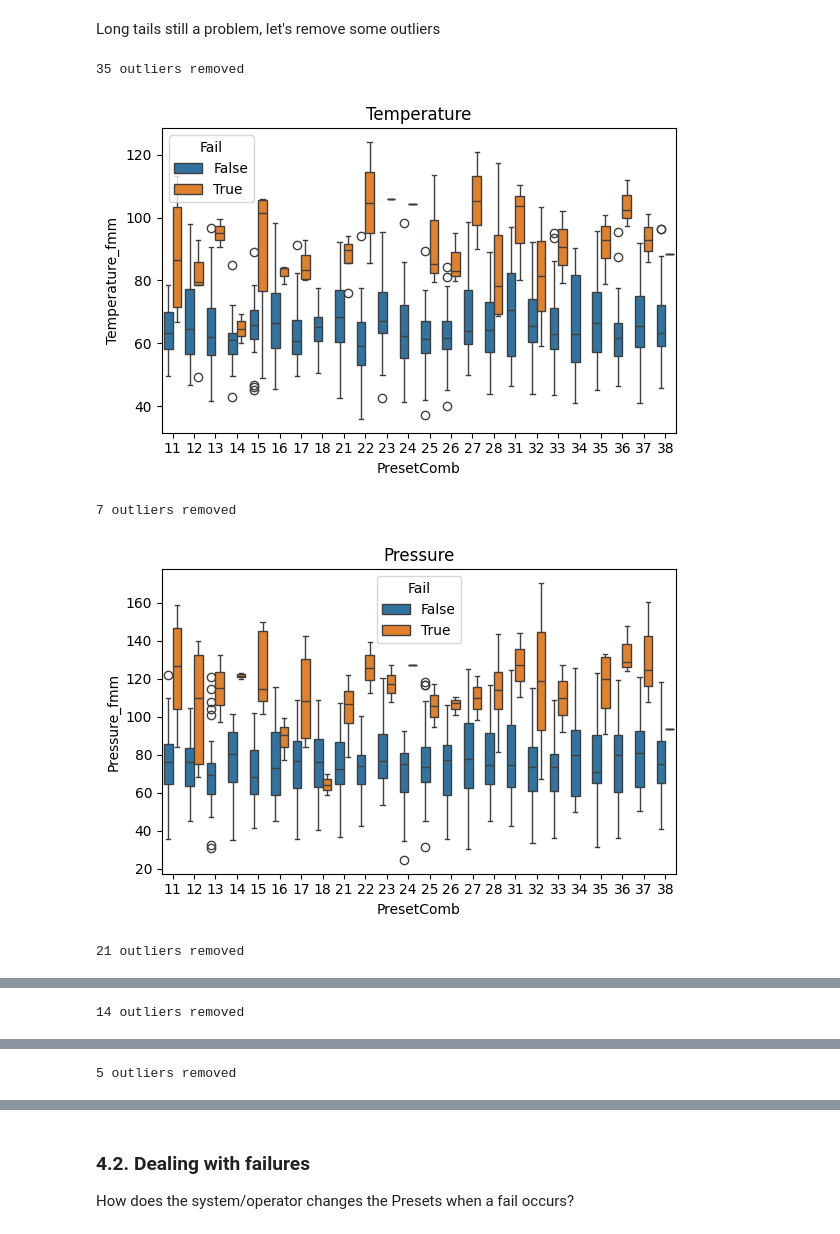
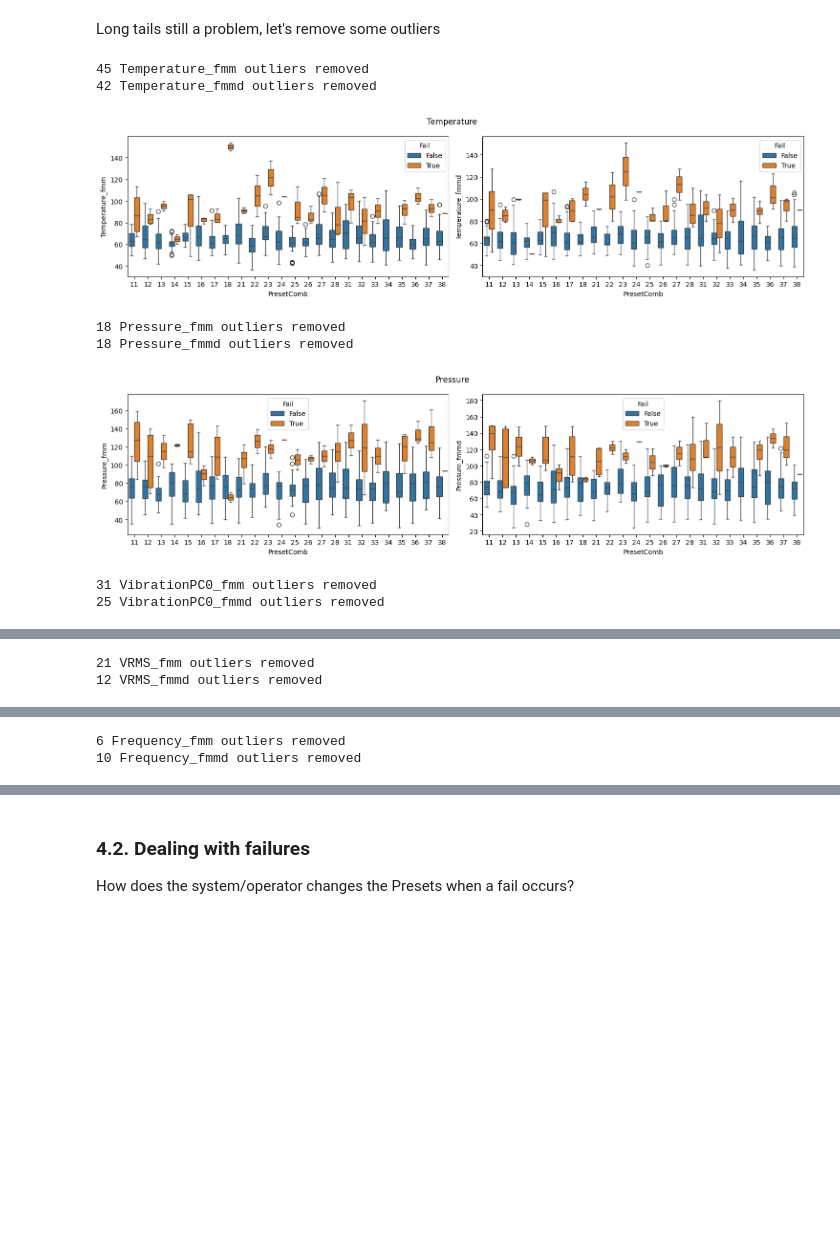
Before and after one commit to daniel64bit/failure-detection, a Jupyter notebook: notebooks/01_eda.ipynb, the cells around one changed output, grey strips where cells are left out. Drawn from its saved outputs; the diff is of its cells as text; code cells hidden in the pictures; blank space fills up the shorter version.

```diff
--- a/notebooks/01_eda.ipynb
+++ b/notebooks/01_eda.ipynb
@@ -677,10 +677,13 @@ _What if we use metrics like fast/slow moving mean to avoid noise?_
 
 ==========================================================================================================
 # %%
-# Moving mean
+# Moving mean and median
 for feature in features:
     df_oge[f"{feature}_fmm"] = df_oge[feature].rolling(3, min_periods=2).mean()
     df_oge[f"{feature}_smm"] = df_oge[feature].rolling(12, min_periods=2).mean()
+
+    df_oge[f"{feature}_fmmd"] = df_oge[feature].rolling(3, min_periods=2).median()
+    df_oge[f"{feature}_smmd"] = df_oge[feature].rolling(12, min_periods=2).median()
 # %%
 # Combined presets (Isolated doesn't help that much)
 for variable in features:
@@ -705,10 +708,12 @@ for variable in features:
 # %% [markdown]
 Long tails still a problem, let's remove some outliers
 # %%
+from typing import Union
+
 def remove_outliers_iqr(
     df:pd.DataFrame,
     feature: str,
-    group: str="Fail",
+    group: Union[str, list]=["Fail", "PresetComb"],
 ) -> pd.DataFrame:
     """
     Remove outliers within each `group` in a given DataFrame `df`.
@@ -723,30 +728,49 @@ def remove_outliers_iqr(
     df_woo = df[not_outlier].copy()
 
     df_wo = df[~not_outlier].copy()
-    print(f"{df_wo.shape[0]} outliers removed")
+    print(f"{df_wo.shape[0]} {feature} outliers removed")
     # should be a logger specifying the outliers removed within each group
 
     return df_woo
 # %%
 for variable in features:
-    plt.figure(figsize=(6, 4))
+    fig, ax = plt.subplots(nrows=1, ncols=2)
+    fig.set_figwidth(15)
+    fig.set_figheight(4)
 
-    _var = f"{variable}_fmm"
-    _df = remove_outliers_iqr(df_oge, _var)
+    # mean
+    _var_mean = f"{variable}_fmm"
+    _df_mean = remove_outliers_iqr(df_oge, _var_mean)
+
+    # median (less affected by extreme values)
+    _var_median = f"{variable}_fmmd"
+    _df_median = remove_outliers_iqr(df_oge, _var_median)
 
     sns.boxplot(
-        data=_df.sort_values("PresetComb"),
+        data=_df_mean.sort_values("PresetComb"),
         x="PresetComb",
-        y=_var,
-        hue="Fail"
+        y=_var_mean,
+        hue="Fail",
+        ax=ax[0],
     )
 
-    plt.title(variable)
+    sns.boxplot(
+        data=_df_median.sort_values("PresetComb"),
+        x="PresetComb",
+        y=_var_median,
+        hue="Fail",
+        ax=ax[1],
+    )
+
+    plt.suptitle(variable)
     plt.tight_layout()
     plt.show()
 # %% [output]
-35 outliers removed
+45 Temperature_fmm outliers removed
+42 Temperature_fmmd outliers removed
-[figure, old version]
+[figure, new version]
-7 outliers removed
+18 Pressure_fmm outliers removed
+18 Pressure_fmmd outliers removed
-[figure, old version]
+[figure, new version]
-21 outliers removed
+31 VibrationPC0_fmm outliers removed
+25 VibrationPC0_fmmd outliers removed
@@ -754 +778,2 @@ for variable in features:
-14 outliers removed
+21 VRMS_fmm outliers removed
+12 VRMS_fmmd outliers removed
@@ -756 +781,2 @@ for variable in features:
-5 outliers removed
+6 Frequency_fmm outliers removed
+10 Frequency_fmmd outliers removed
```
Also changed, not shown: parts of 31 cells of this notebook.
